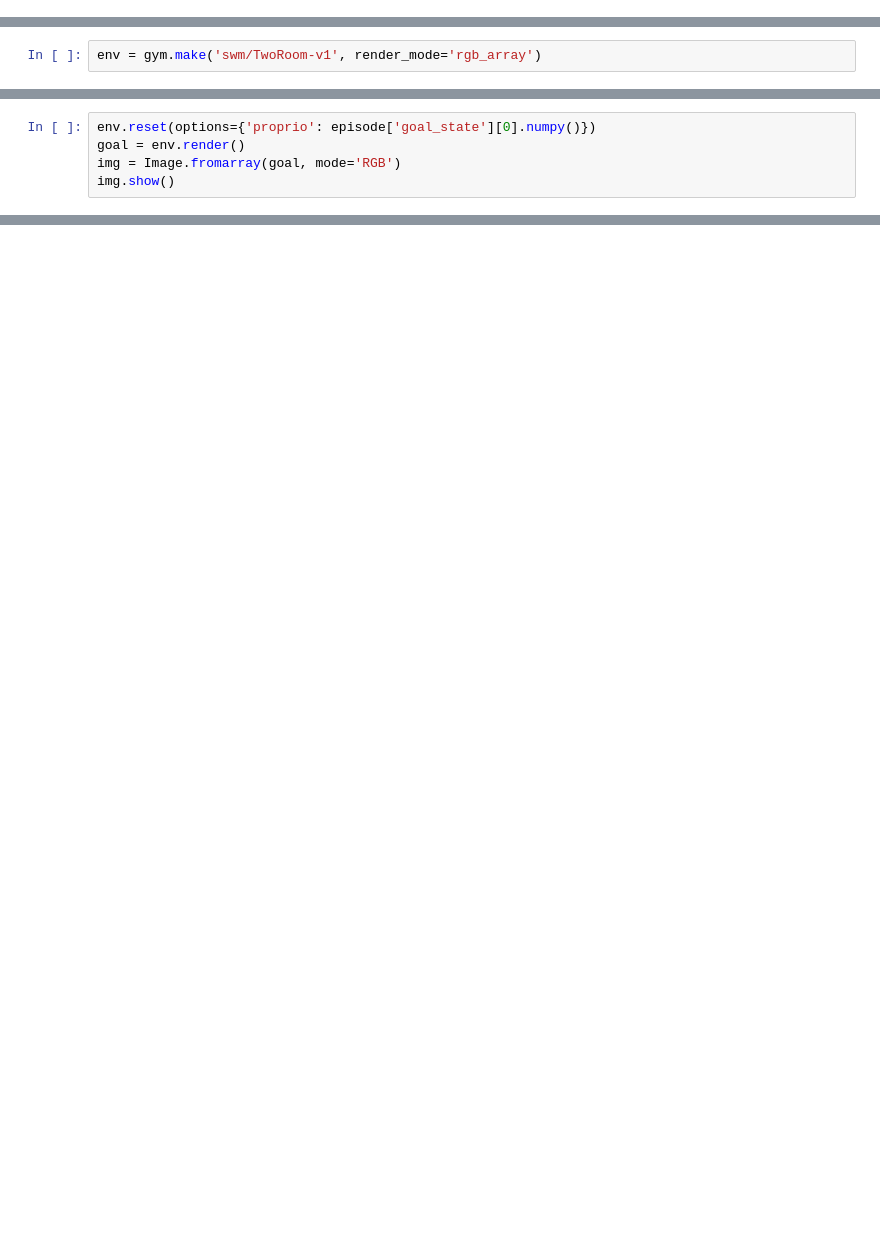
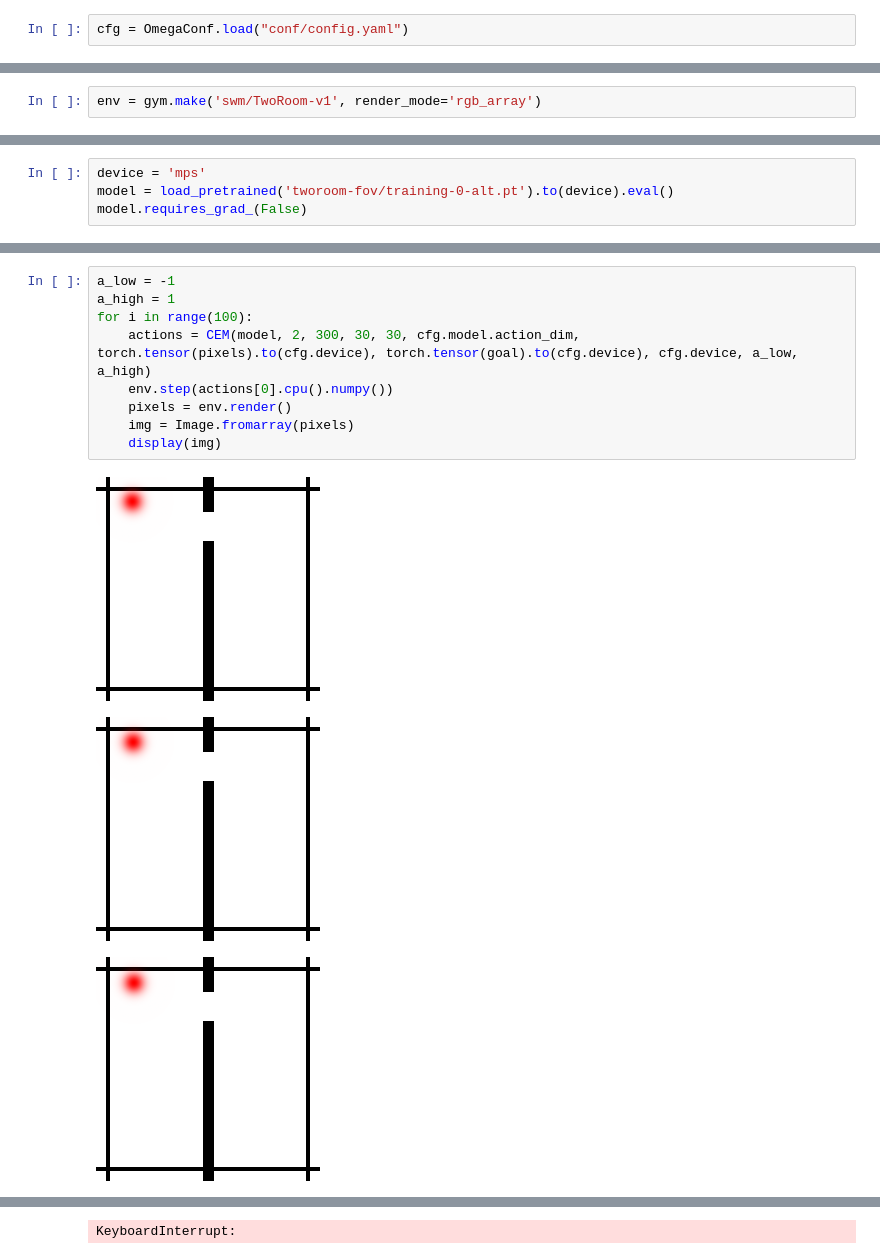
Before and after one commit to Flydexo/leworldmodel, a Jupyter notebook: eval.ipynb, the cells around one changed output, grey strips where cells are left out. Saved outputs shown, nothing was run; the diff lists cells and outputs as text; blank space fills up the shorter version.

```diff
--- a/eval.ipynb
+++ b/eval.ipynb
@@ -11,3 +14,5 @@ from PIL import Image
+# %%
+cfg = OmegaConf.load("conf/config.yaml")
 # %%
 dataset = swm.data.load_dataset(
     'tworooms-fov.lance',
@@ -29,5 +31,0 @@ img.show()
-# %%
-env.reset(options={'proprio': episode['goal_state'][0].numpy()})
-goal = env.render()
-img = Image.fromarray(goal, mode='RGB')
-img.show()
@@ -35,0 +32,4 @@ img.show()
+# %%
+device = 'mps'
+model = load_pretrained('tworoom-fov/training-0-alt.pt').to(device).eval()
+model.requires_grad_(False)
@@ -35,0 +106,13 @@ img.show()
+# %%
+a_low = -1
+a_high = 1
+for i in range(100):
+    actions = CEM(model, 2, 300, 30, 30, cfg.model.action_dim, torch.tensor(pixels).to(cfg.device), torch.tensor(goal).to(cfg.device), cfg.device, a_low, a_high)
+    env.step(actions[0].cpu().numpy())
+    pixels = env.render()
+    img = Image.fromarray(pixels)
+    display(img)
+# %% [output]
+[figure, added]
+[figure, added]
+[figure, added]
@@ -35,0 +125 @@ img.show()
+KeyboardInterrupt:
```
Also changed, not shown: parts of 13 cells of this notebook, 16 other files.
